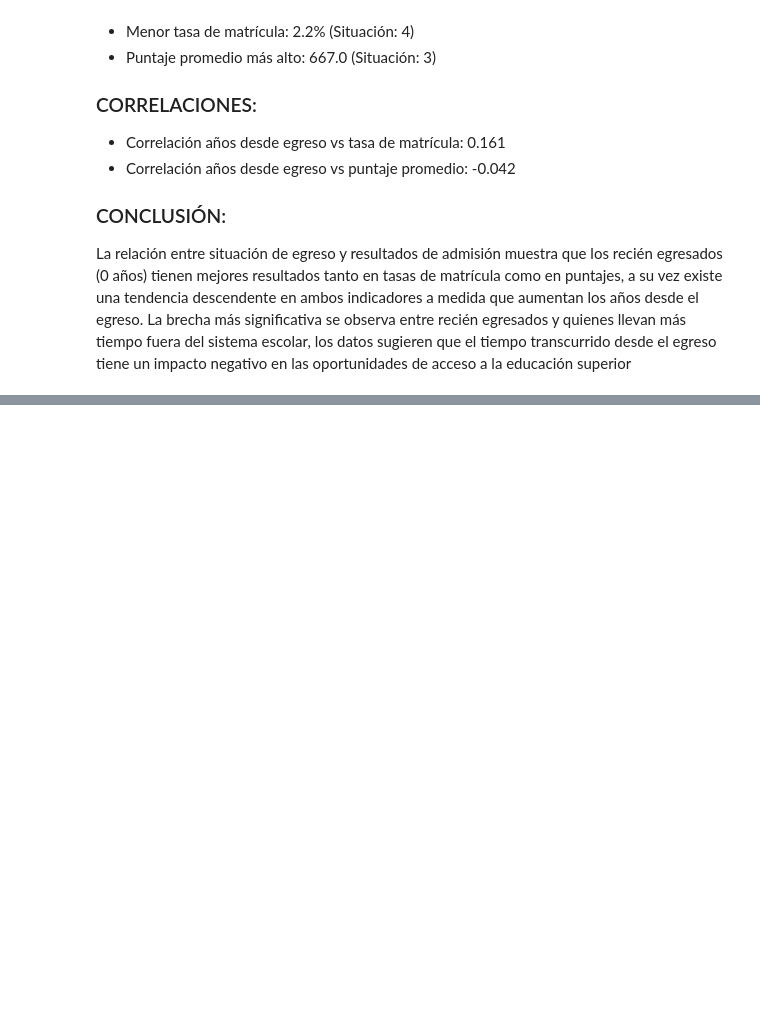
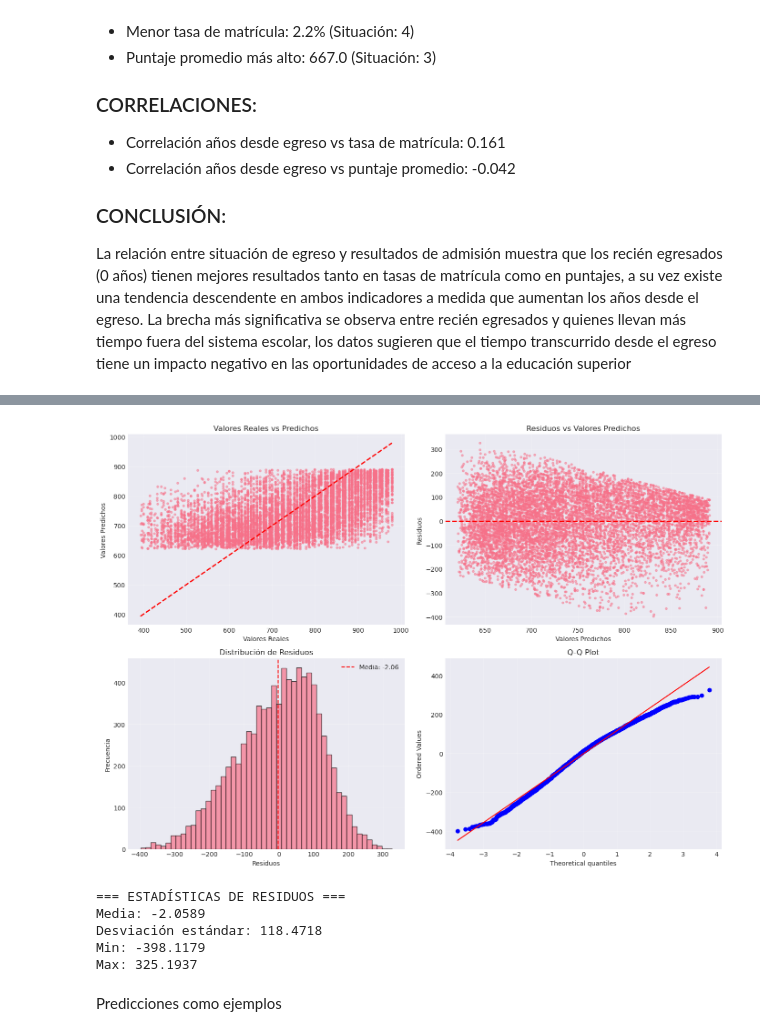
Before and after one commit to Proyecto-IMT-2200/2025-2, a Jupyter notebook: Borrador_trabajo_final.ipynb, the cells around one changed output, grey strips where cells are left out. Cells and saved outputs as stored; diff of their text form; code cells hidden in the pictures; blank space fills up the shorter version.

```diff
--- a/Borrador_trabajo_final.ipynb
+++ b/Borrador_trabajo_final.ipynb
@@ -737,0 +786,6 @@ La relación entre situación de egreso y resultados de admisión muestra que lo
+# %%
+# Concatenar todos los años
+if len(adm) > 0:
+    df_completo = pd.concat(adm, ignore_index=True)
+    print(f"Dataset completo: {df_completo.shape}")
+    df_completo.head()
@@ -737,0 +1146,47 @@ La relación entre situación de egreso y resultados de admisión muestra que lo
+# %%
+fig, axes = plt.subplots(2, 2, figsize=(14, 10))
+
+axes[0, 0].scatter(y_test, y_pred_mejor, alpha=0.5, s=10)
+axes[0, 0].plot([y_test.min(), y_test.max()], [y_test.min(), y_test.max()], 'r--', lw=2)
+axes[0, 0].set_xlabel('Valores Reales')
+axes[0, 0].set_ylabel('Valores Predichos')
+axes[0, 0].set_title('Valores Reales vs Predichos')
+axes[0, 0].grid(True, alpha=0.3)
+
+axes[0, 1].scatter(y_pred_mejor, residuos, alpha=0.5, s=10)
+axes[0, 1].axhline(y=0, color='r', linestyle='--', lw=2)
+axes[0, 1].set_xlabel('Valores Predichos')
+axes[0, 1].set_ylabel('Residuos')
+axes[0, 1].set_title('Residuos vs Valores Predichos')
+axes[0, 1].grid(True, alpha=0.3)
+
+axes[1, 0].hist(residuos, bins=50, edgecolor='black', alpha=0.7)
+axes[1, 0].set_xlabel('Residuos')
+axes[1, 0].set_ylabel('Frecuencia')
+axes[1, 0].set_title('Distribución de Residuos')
+axes[1, 0].axvline(residuos.mean(), color='r', linestyle='--', label=f'Media: {residuos.mean():.2f}')
+axes[1, 0].legend()
+axes[1, 0].grid(True, alpha=0.3)
+
+from scipy import stats
+stats.probplot(residuos, dist="norm", plot=axes[1, 1])
+axes[1, 1].set_title('Q-Q Plot')
+axes[1, 1].grid(True, alpha=0.3)
+
+plt.tight_layout()
+plt.show()
+
+print("\n=== ESTADÍSTICAS DE RESIDUOS ===")
+print(f"Media: {residuos.mean():.4f}")
+print(f"Desviación estándar: {residuos.std():.4f}")
+print(f"Min: {residuos.min():.4f}")
+print(f"Max: {residuos.max():.4f}")
+# %% [output]
+[figure, added]
+=== ESTADÍSTICAS DE RESIDUOS ===
+Media: -2.0589
+Desviación estándar: 118.4718
+Min: -398.1179
+Max: 325.1937
+# %% [markdown]
+Predicciones como ejemplos
```
Also changed, not shown: parts of 26 cells of this notebook, 2 other files.
